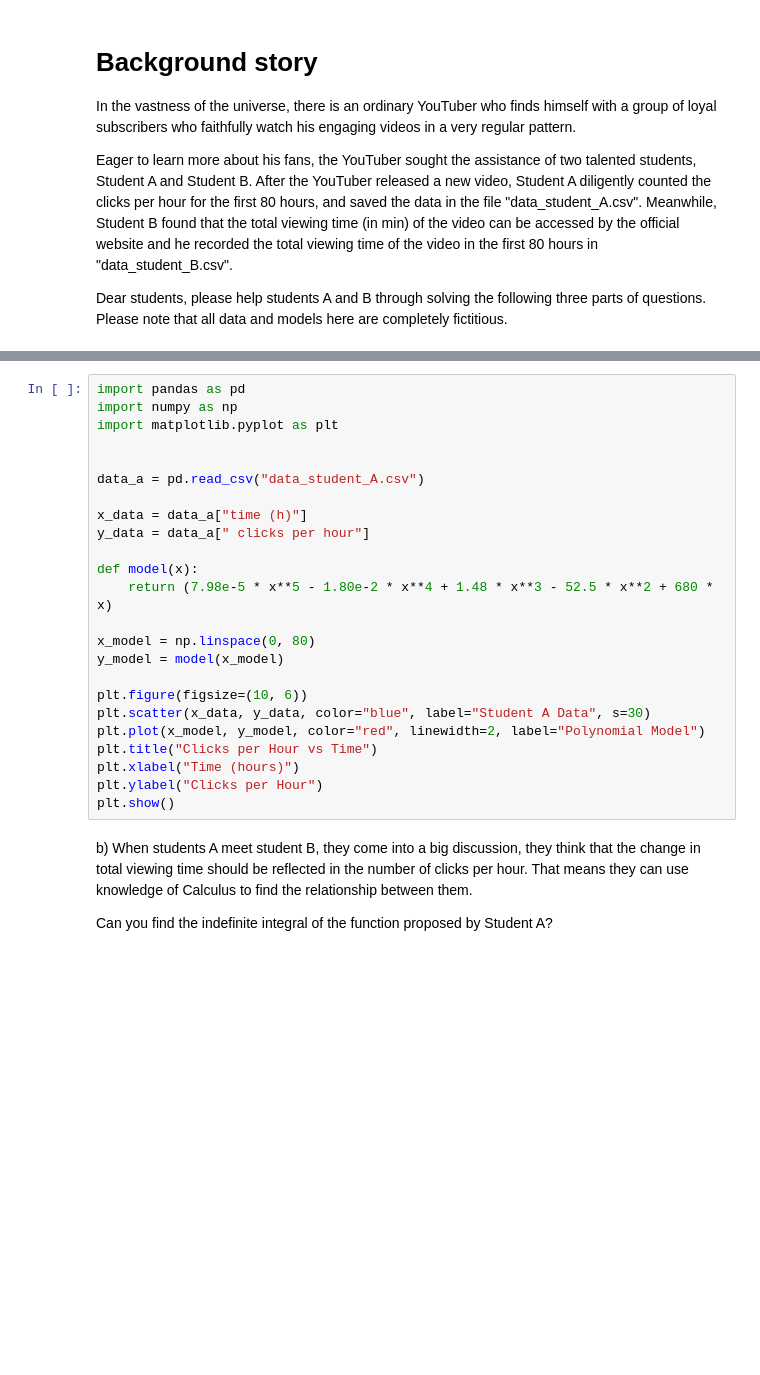
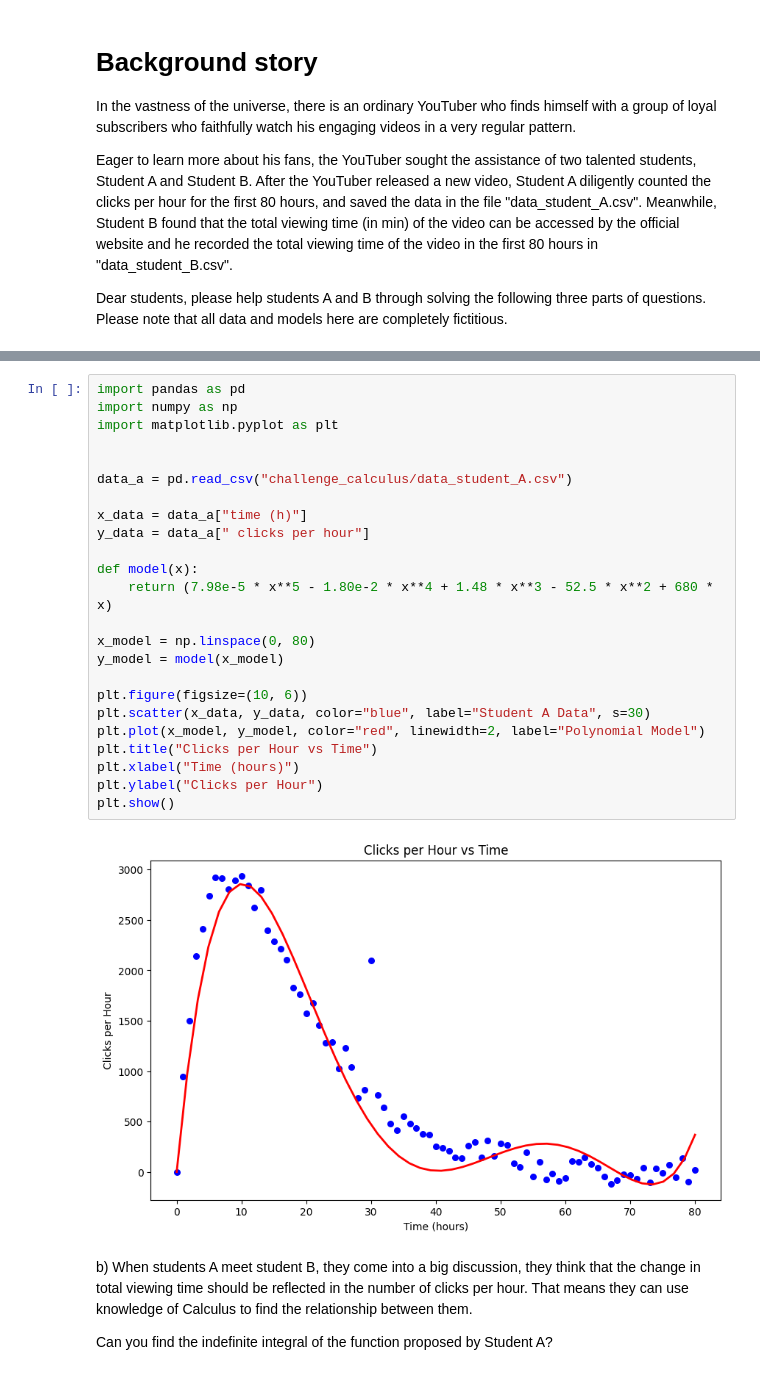
Before and after one commit to bhassant202/computational-thinking-week-individual-15400395-, a Jupyter notebook: challenge_calculus/Review_Calculus.ipynb, the cells around one changed output, grey strips where cells are left out. Saved outputs shown, nothing was run; the diff lists cells and outputs as text; blank space fills up the shorter version.

```diff
--- a/challenge_calculus/Review_Calculus.ipynb
+++ b/challenge_calculus/Review_Calculus.ipynb
@@ -70,27 +74,29 @@ where x is the past time in hour and y is the clicks. Can you plot the data and
 # %%
 import pandas as pd
 import numpy as np
 import matplotlib.pyplot as plt
 
 
-data_a = pd.read_csv("data_student_A.csv")
+data_a = pd.read_csv("challenge_calculus/data_student_A.csv")
 
 x_data = data_a["time (h)"]
 y_data = data_a[" clicks per hour"]
 
 def model(x):
     return (7.98e-5 * x**5 - 1.80e-2 * x**4 + 1.48 * x**3 - 52.5 * x**2 + 680 * x)
 
 x_model = np.linspace(0, 80)
 y_model = model(x_model)
 
 plt.figure(figsize=(10, 6))
 plt.scatter(x_data, y_data, color="blue", label="Student A Data", s=30)
 plt.plot(x_model, y_model, color="red", linewidth=2, label="Polynomial Model")
 plt.title("Clicks per Hour vs Time")
 plt.xlabel("Time (hours)")
 plt.ylabel("Clicks per Hour")
 plt.show()
+# %% [output]
+[figure, added]
 # %% [markdown]
 b) When students A meet student B, they come into a big discussion, they think that the change in total viewing time should be reflected in the number of clicks per hour. That means they can use knowledge of Calculus to find the relationship between them.
 
```
Also changed, not shown: parts of 6 cells of this notebook, 1 other file.
